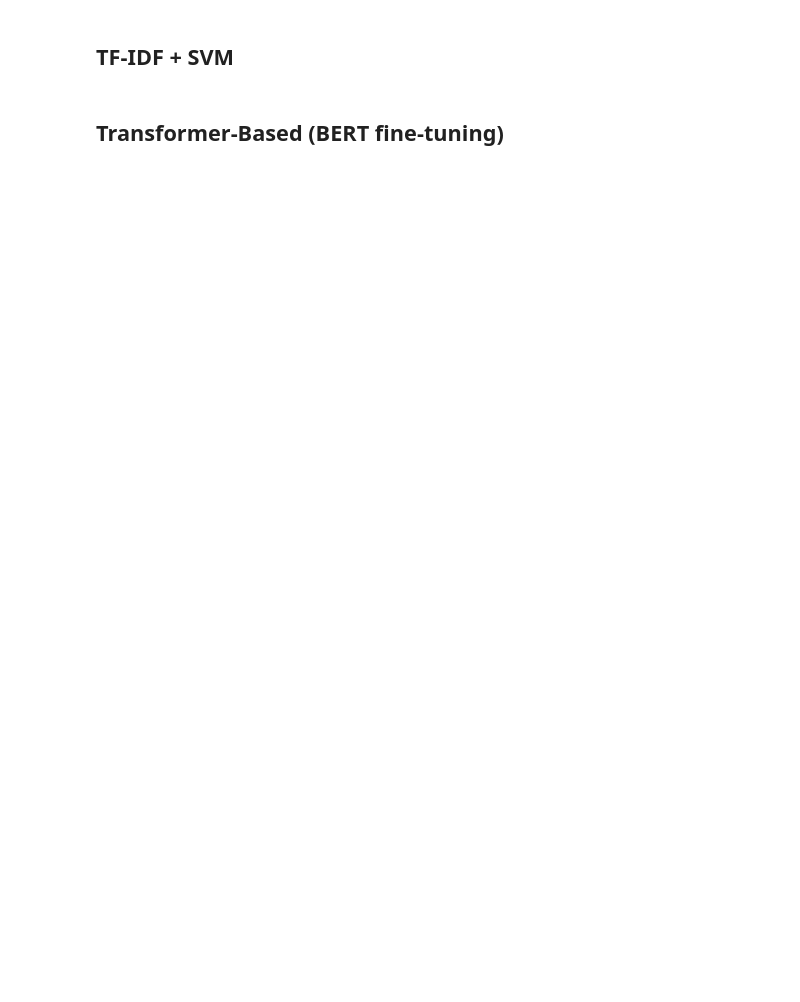
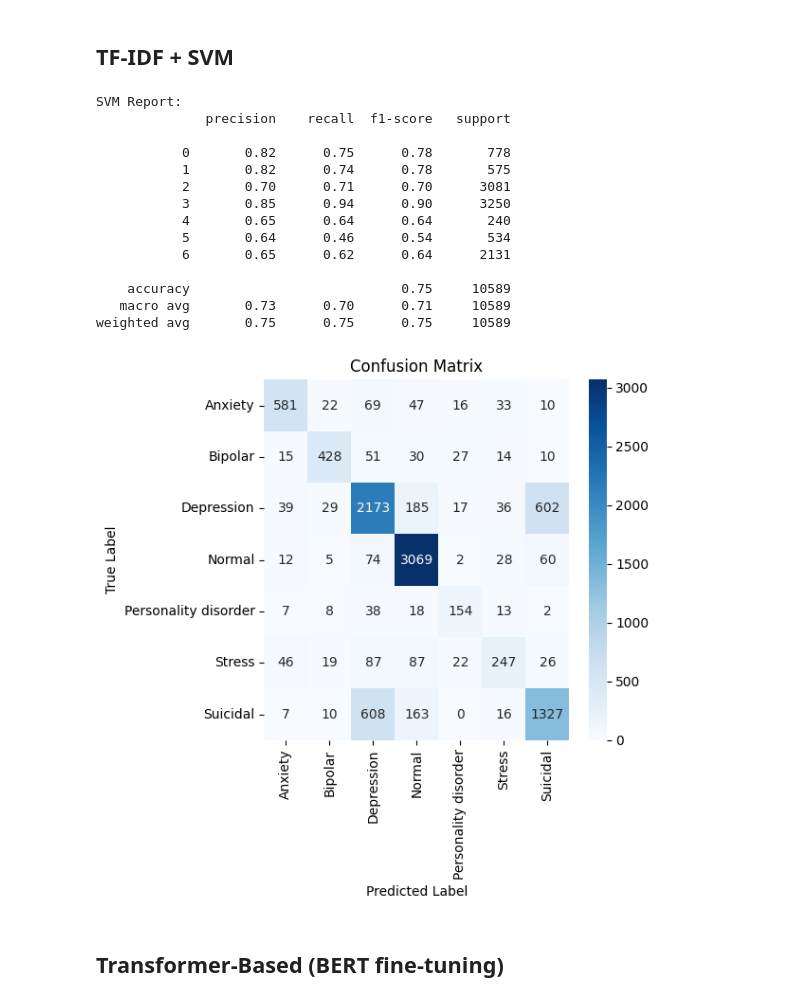
Before and after one commit to jiajinz/NLP_Project, a Jupyter notebook: notebooks/IE7500_Logistic Regression&SVM&BERT-Copy.ipynb, the cells around one changed output. Saved outputs shown, nothing was run; the diff lists cells and outputs as text; code cells hidden in the pictures; blank space fills up the shorter version.

```diff
--- a/notebooks/IE7500_Logistic Regression&SVM&BERT-Copy.ipynb
+++ b/notebooks/IE7500_Logistic Regression&SVM&BERT-Copy.ipynb
@@ -177,29 +193,45 @@ plt.show()
 # %%
 from sklearn.svm import LinearSVC
 from sklearn.metrics import classification_report, confusion_matrix
 import seaborn as sns
 import matplotlib.pyplot as plt
 
 # Train SVM using the same TF-IDF features
 svm_model = LinearSVC()
 # %timeit svm_model.fit(X_train_tfidf, y_train)
 svm_model.fit(X_train_tfidf, y_train)
 
 # Predict and evaluate
 svm_preds = svm_model.predict(X_test_tfidf)
 print("SVM Report:")
 print(classification_report(y_test, svm_preds))
 
 # Confusion matrix
 fig, ax = plt.subplots(figsize=(6, 6))
 sns.heatmap(confusion_matrix(y_test, svm_preds), annot=True, xticklabels=encoder.classes_, yticklabels=encoder.classes_, fmt='d', cmap="Blues")
-plt.title("Confusion Matrix - SVM")
+plt.title("Confusion Matrix")
 plt.xlabel("Predicted Label")
 plt.ylabel("True Label")
 plt.ylabel("True Label")
 plt.tight_layout()
 plt.savefig("../figures/svm_confusion_matrix.png")
 plt.show()
+# %% [output]
+SVM Report:
+              precision    recall  f1-score   support
+
+           0       0.82      0.75      0.78       778
+           1       0.82      0.74      0.78       575
+           2       0.70      0.71      0.70      3081
+           3       0.85      0.94      0.90      3250
+           4       0.65      0.64      0.64       240
+           5       0.64      0.46      0.54       534
+           6       0.65      0.62      0.64      2131
+
+    accuracy                           0.75     10589
+   macro avg       0.73      0.70      0.71     10589
+weighted avg       0.75      0.75      0.75     10589
+[figure, added]
 # %% [markdown]
 ## Transformer-Based (BERT fine-tuning) ##
 # %%
```
Also changed, not shown: parts of 3 cells of this notebook, 5 other files.
